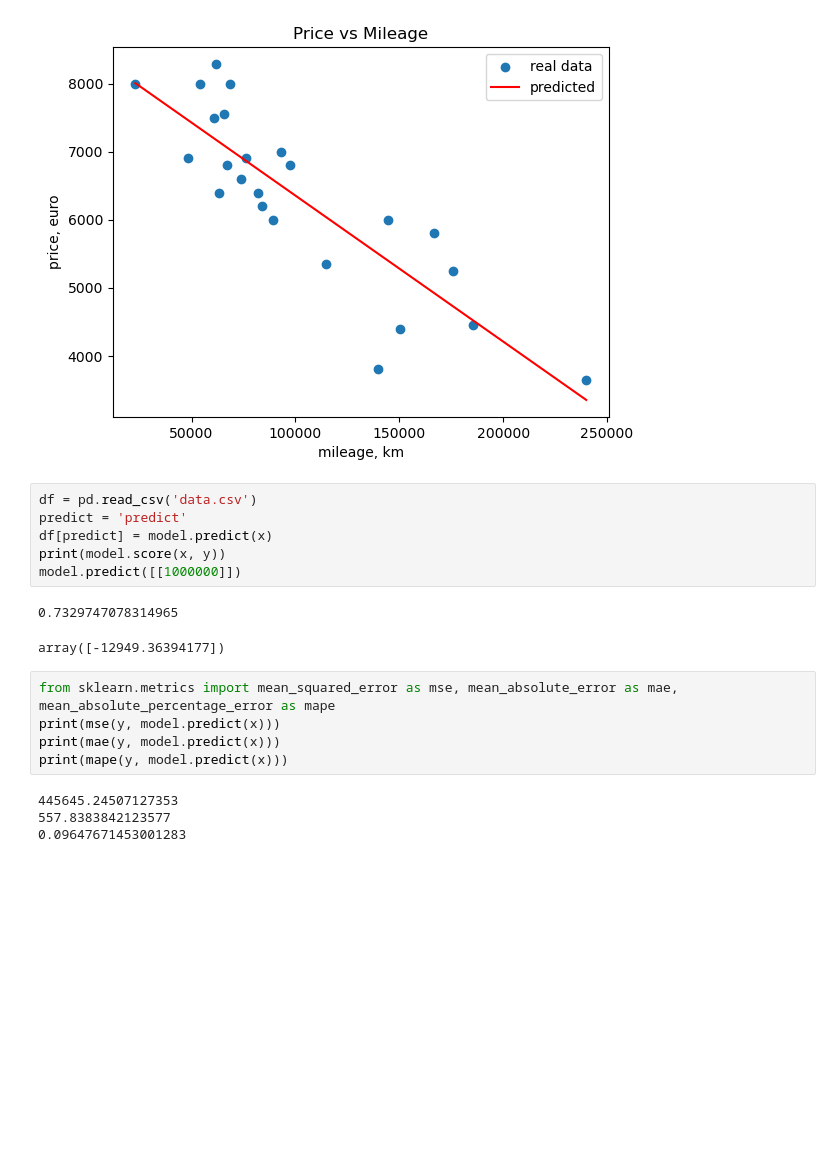
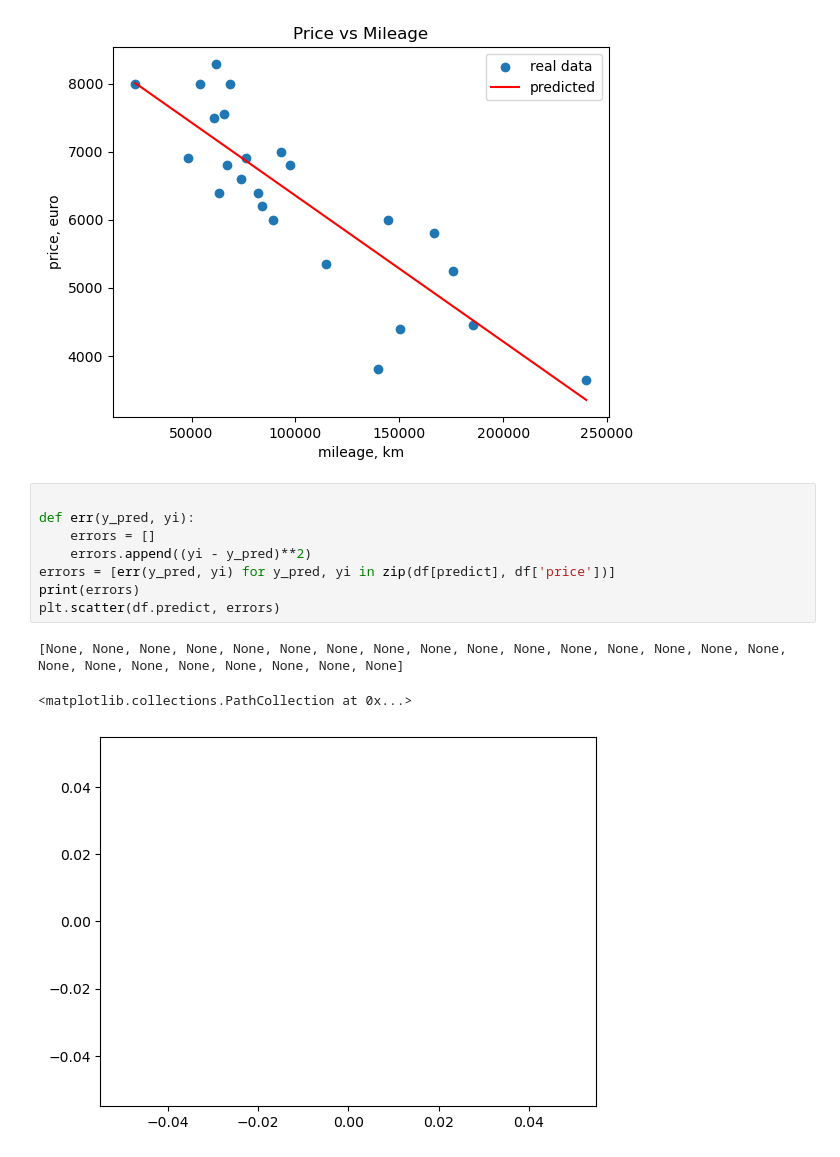
Before and after one commit to IrinaBolshagina/linear_regression, a Jupyter notebook: predict_price.ipynb, the cells around one changed output. Saved outputs shown, nothing was run; the diff lists cells and outputs as text; blank space fills up the shorter version.

```diff
--- a/predict_price.ipynb
+++ b/predict_price.ipynb
@@ -52,21 +52,15 @@ plt.legend(['real data', 'predicted'])
 plt.show()
 # %% [output]
 [figure]
-# %%
-df = pd.read_csv('data.csv')
-predict = 'predict'
-df[predict] = model.predict(x)
-print(model.score(x, y))
-model.predict([[1000000]])
-# %% [output]
-0.7329747078314965
-array([-12949.36394177])
-# %%
-from sklearn.metrics import mean_squared_error as mse, mean_absolute_error as mae, mean_absolute_percentage_error as mape
-print(mse(y, model.predict(x)))
-print(mae(y, model.predict(x)))
-print(mape(y, model.predict(x)))
-# %% [output]
-445645.24507127353
-557.8383842123577
-0.09647671453001283
+# %%
+
+def err(y_pred, yi):
+    errors = []
+    errors.append((yi - y_pred)**2)
+errors = [err(y_pred, yi) for y_pred, yi in zip(df[predict], df['price'])]
+print(errors)
+plt.scatter(df.predict, errors)
+# %% [output]
+[None, None, None, None, None, None, None, None, None, None, None, None, None, None, None, None, None, None, None, None, None, None, None, None]
+<matplotlib.collections.PathCollection at 0x...>
+[figure, added]
```
Also changed, not shown: parts of 1 cell of this notebook, 1 other file.
